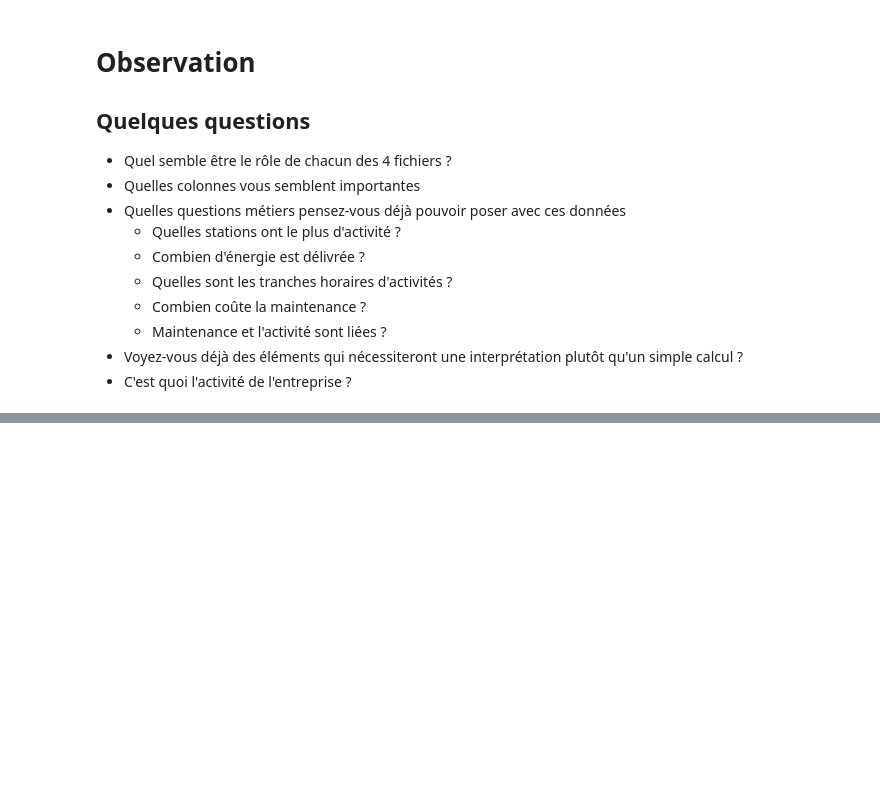
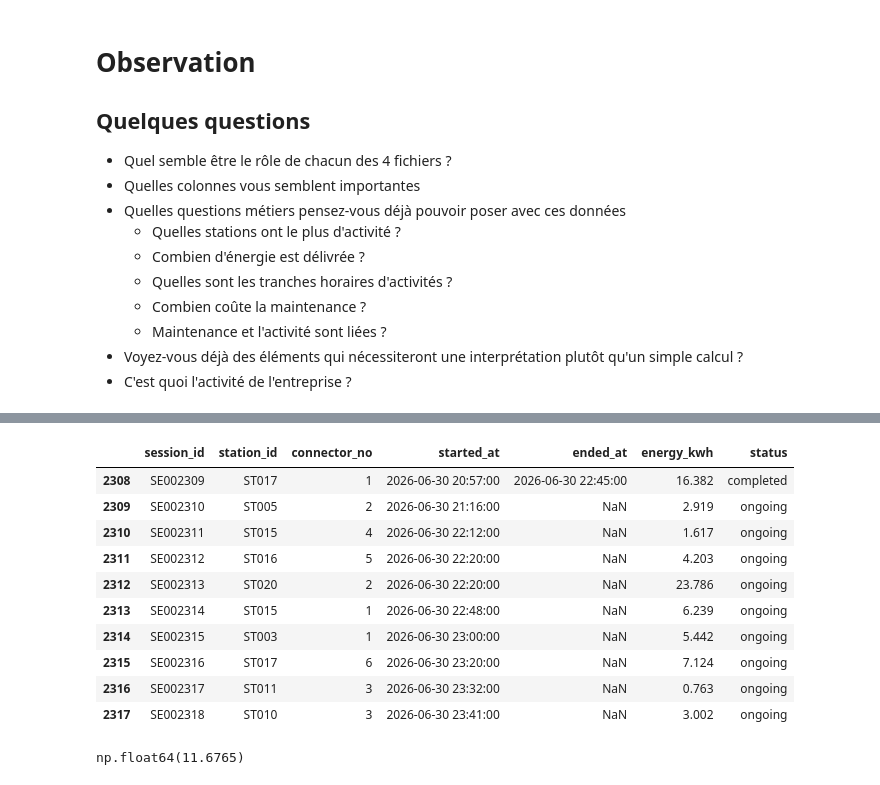
Before and after one commit to Gladrat/2627-analysis-efrei-m2-dev, a Jupyter notebook: analysis.ipynb, the cells around one changed output, grey strips where cells are left out. Cells and saved outputs as stored; diff of their text form; code cells hidden in the pictures; blank space fills up the shorter version.

```diff
--- a/analysis.ipynb
+++ b/analysis.ipynb
@@ -48,0 +69,19 @@ stations
+# %%
+sessions.tail(10)
+# %% [output]
+|  | session_id | station_id | connector_no | started_at | ended_at | energy_kwh | status |
+| 2308 | SE002309 | ST017 | 1 | 2026-06-30 20:57:00 | 2026-06-30 22:45:00 | 16.382 | completed |
+| 2309 | SE002310 | ST005 | 2 | 2026-06-30 21:16:00 | NaN | 2.919 | ongoing |
+| 2310 | SE002311 | ST015 | 4 | 2026-06-30 22:12:00 | NaN | 1.617 | ongoing |
+| 2311 | SE002312 | ST016 | 5 | 2026-06-30 22:20:00 | NaN | 4.203 | ongoing |
+| 2312 | SE002313 | ST020 | 2 | 2026-06-30 22:20:00 | NaN | 23.786 | ongoing |
+| 2313 | SE002314 | ST015 | 1 | 2026-06-30 22:48:00 | NaN | 6.239 | ongoing |
+| 2314 | SE002315 | ST003 | 1 | 2026-06-30 23:00:00 | NaN | 5.442 | ongoing |
+| 2315 | SE002316 | ST017 | 6 | 2026-06-30 23:20:00 | NaN | 7.124 | ongoing |
+| 2316 | SE002317 | ST011 | 3 | 2026-06-30 23:32:00 | NaN | 0.763 | ongoing |
+| 2317 | SE002318 | ST010 | 3 | 2026-06-30 23:41:00 | NaN | 3.002 | ongoing |
+# %%
+energy = sessions["energy_kwh"]
+energy.median()
+# %% [output]
+np.float64(11.6765)
```
Also changed, not shown: parts of 8 cells of this notebook, 1 other file.
